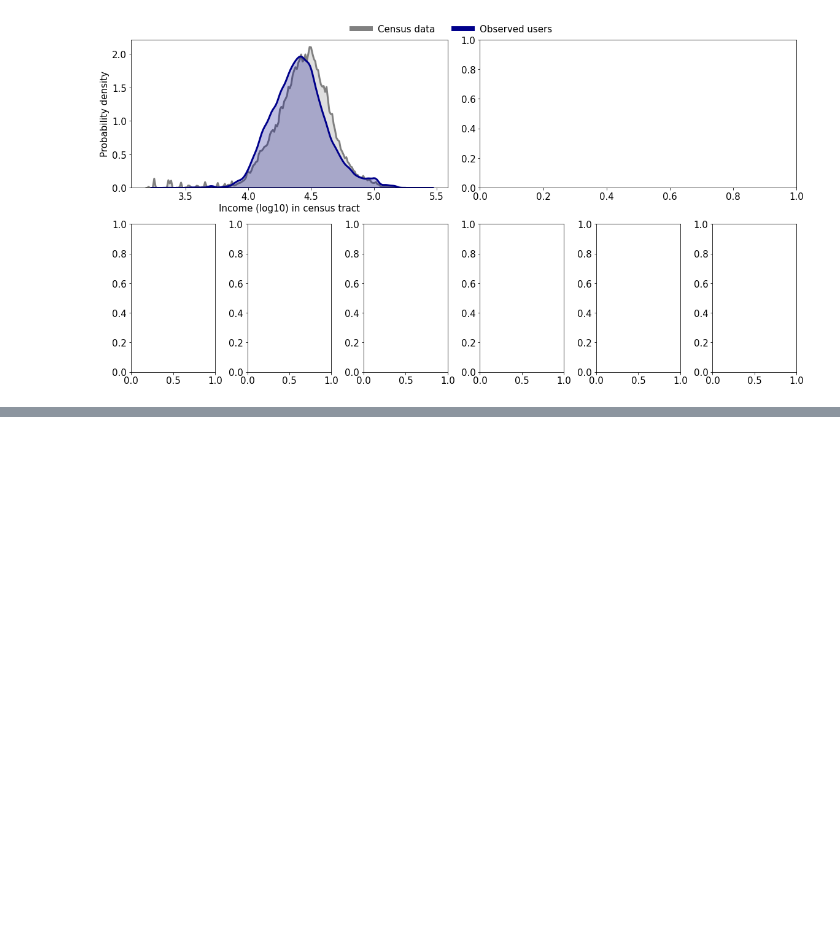
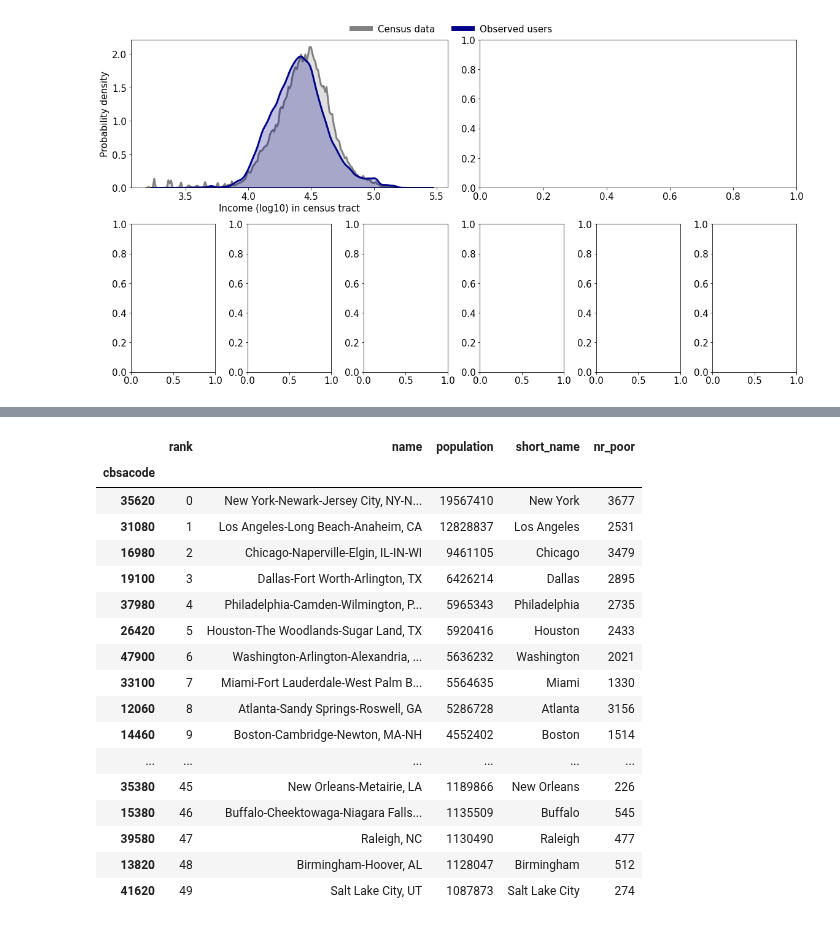
Before and after one commit to sandorjuhasz/ties-around-home, a Jupyter notebook: scripts/additional_figures.ipynb, the cells around one changed output, grey strips where cells are left out. Cells and saved outputs as stored; diff of their text form; code cells hidden in the pictures; blank space fills up the shorter version.

```diff
--- a/scripts/additional_figures.ipynb
+++ b/scripts/additional_figures.ipynb
@@ -407,0 +410,19 @@ plt.show()
+# %%
+# METRODATA
+
+metrodata = pd.read_csv('../data/original_files/cbsa-est2018-alldata.csv', encoding = "ISO-8859-1")
+metrodata = metrodata.drop_duplicates(subset=["CBSA"])
+
+# keep relevant cbsacodes ONLY - sort by 2010 population
+metrodata = metrodata.set_index("CBSA").reset_index().sort_values(by="CENSUS2010POP", ascending=False)
+metrodata = metrodata.reset_index().reset_index()[["level_0","CBSA","NAME","CENSUS2010POP"]]
+metrodata.rename({"level_0":"rank", "CBSA":"cbsacode", "NAME":"name", "CENSUS2010POP":"population"}, axis=1, inplace=True)
+
+# create short name for CBSAs
+metrodata["short_name"] = metrodata["name"].map(lambda s: s.split("-")[0].split(",")[0])
+
+metrodata.loc[metrodata.short_name == "Louisville/Jefferson County", "short_name"] = "Louisville"
+
+metrodata.set_index("cbsacode",inplace=True)
+metrodata = metrodata.iloc[:50,] # keep the top50 ONLY
+# metrodata = metrodata.reset_index()
@@ -407,0 +473,21 @@ plt.show()
+# %%
+metrodata
+# %% [output]
+|  | rank | name | population | short_name | nr_poor |
+| cbsacode |  |  |  |  |  |
+| 35620 | 0 | New York-Newark-Jersey City, NY-N... | 19567410 | New York | 3677 |
+| 31080 | 1 | Los Angeles-Long Beach-Anaheim, CA | 12828837 | Los Angeles | 2531 |
+| 16980 | 2 | Chicago-Naperville-Elgin, IL-IN-WI | 9461105 | Chicago | 3479 |
+| 19100 | 3 | Dallas-Fort Worth-Arlington, TX | 6426214 | Dallas | 2895 |
+| 37980 | 4 | Philadelphia-Camden-Wilmington, P... | 5965343 | Philadelphia | 2735 |
+| 26420 | 5 | Houston-The Woodlands-Sugar Land, TX | 5920416 | Houston | 2433 |
+| 47900 | 6 | Washington-Arlington-Alexandria, ... | 5636232 | Washington | 2021 |
+| 33100 | 7 | Miami-Fort Lauderdale-West Palm B... | 5564635 | Miami | 1330 |
+| 12060 | 8 | Atlanta-Sandy Springs-Roswell, GA | 5286728 | Atlanta | 3156 |
+| 14460 | 9 | Boston-Cambridge-Newton, MA-NH | 4552402 | Boston | 1514 |
+| ... | ... | ... | ... | ... | ... |
+| 35380 | 45 | New Orleans-Metairie, LA | 1189866 | New Orleans | 226 |
+| 15380 | 46 | Buffalo-Cheektowaga-Niagara Falls... | 1135509 | Buffalo | 545 |
+| 39580 | 47 | Raleigh, NC | 1130490 | Raleigh | 477 |
+| 13820 | 48 | Birmingham-Hoover, AL | 1128047 | Birmingham | 512 |
+| 41620 | 49 | Salt Lake City, UT | 1087873 | Salt Lake City | 274 |
```
Also changed, not shown: parts of 4 cells of this notebook.
